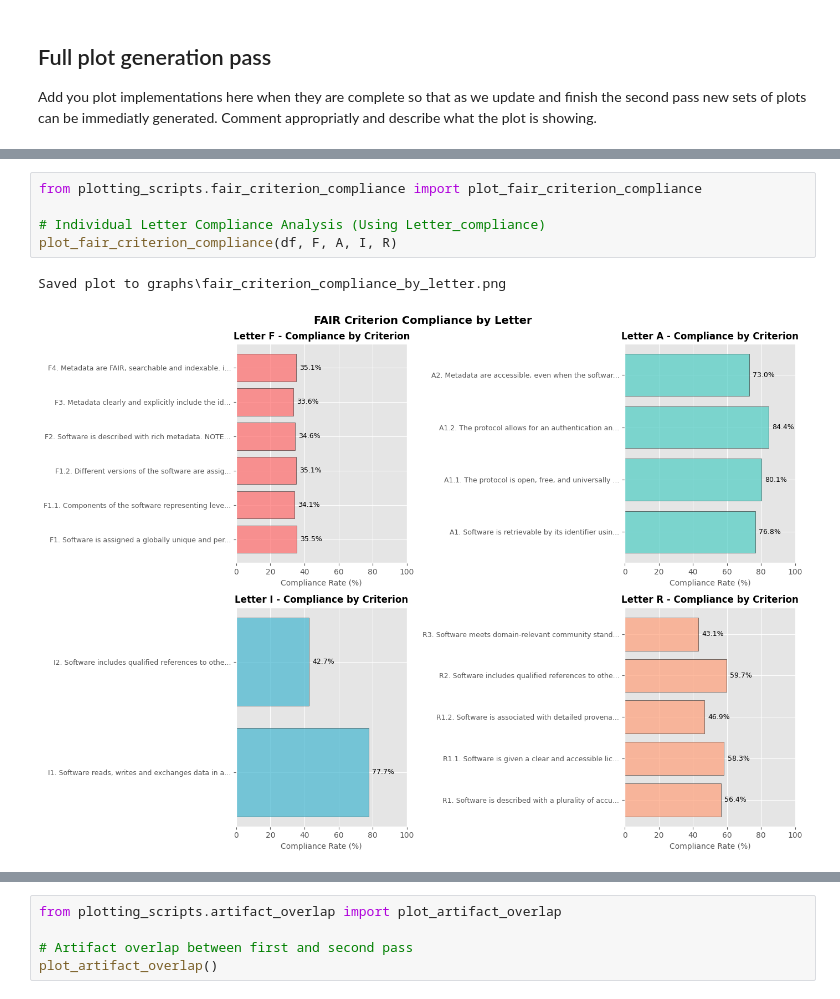
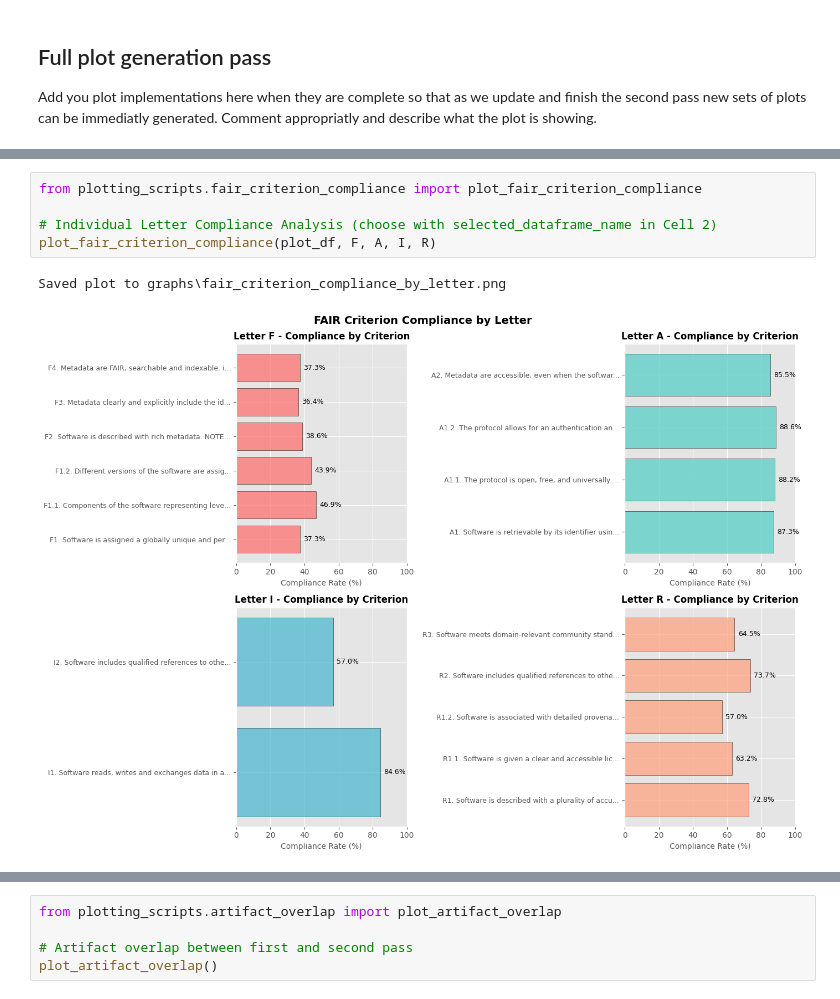
Before and after one commit to EEllwoo/how_fair_is_2026, a Jupyter notebook: plot_gen.ipynb, the cells around one changed output, grey strips where cells are left out. Drawn from its saved outputs; the diff is of its cells as text.

```diff
--- a/plot_gen.ipynb
+++ b/plot_gen.ipynb
@@ -78,9 +85,9 @@ TypeError: plot_fair_letter_compliance() takes 1 positional argument but 2 were
 # %%
 from plotting_scripts.fair_criterion_compliance import plot_fair_criterion_compliance
 
-# Individual Letter Compliance Analysis (Using Letter_compliance)
-plot_fair_criterion_compliance(df, F, A, I, R)
+# Individual Letter Compliance Analysis (choose with selected_dataframe_name in Cell 2)
+plot_fair_criterion_compliance(plot_df, F, A, I, R)
 # %% [output]
 Saved plot to graphs\fair_criterion_compliance_by_letter.png
-[figure, old version]
+[figure, new version]
 # %%
```
Also changed, not shown: parts of 3 cells of this notebook, 9 other files.
